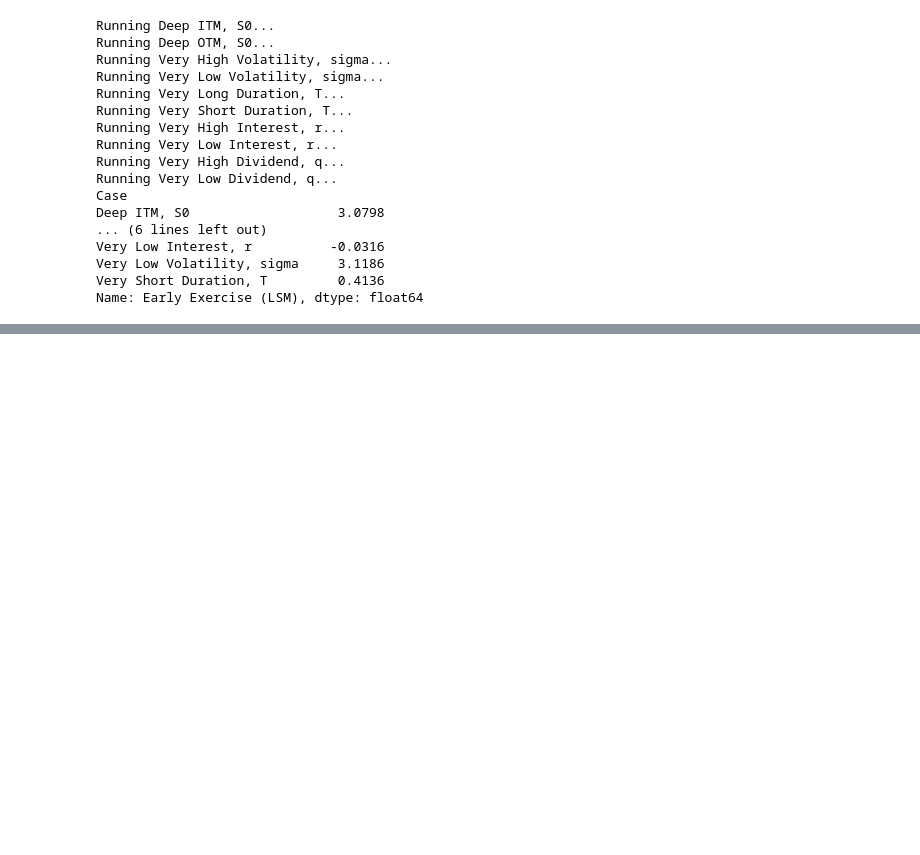
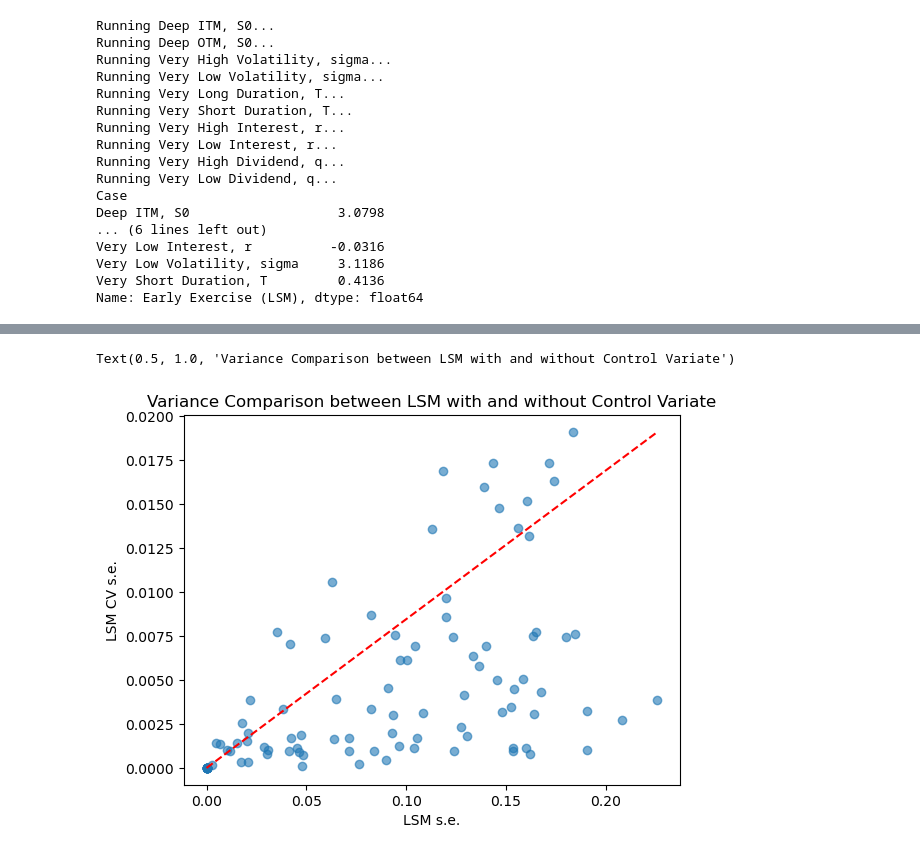
Before and after one commit to sockiesss/LSM_Option_Pricing, a Jupyter notebook: notebooks/tests.ipynb, the cells around one changed output, grey strips where cells are left out. Saved outputs shown, nothing was run; the diff lists cells and outputs as text; code cells hidden in the pictures; blank space fills up the shorter version.

Commit message:
add control variate to test variance reduction

```diff
--- a/notebooks/tests.ipynb
+++ b/notebooks/tests.ipynb
@@ -1020,0 +1158,11 @@ Text(0.5, 1.0, 'ScatterPlot of Early Exercise Premium for Extreme Cases')
+# %%
+plt.scatter(cv_comparison_df['LSM s.e.'],
+            cv_comparison_df['LSM CV s.e.'],
+            alpha=0.6)
+plt.plot([0, cv_comparison_df['LSM s.e.'].max()], [0, cv_comparison_df['LSM CV s.e.'].max()], 'r--')  # Line y=x for reference
+plt.xlabel('LSM s.e.')
+plt.ylabel('LSM CV s.e.')
+plt.title('Variance Comparison between LSM with and without Control Variate')
+# %% [output]
+Text(0.5, 1.0, 'Variance Comparison between LSM with and without Control Variate')
+[figure, added]
```
Also changed, not shown: parts of 5 cells of this notebook.
